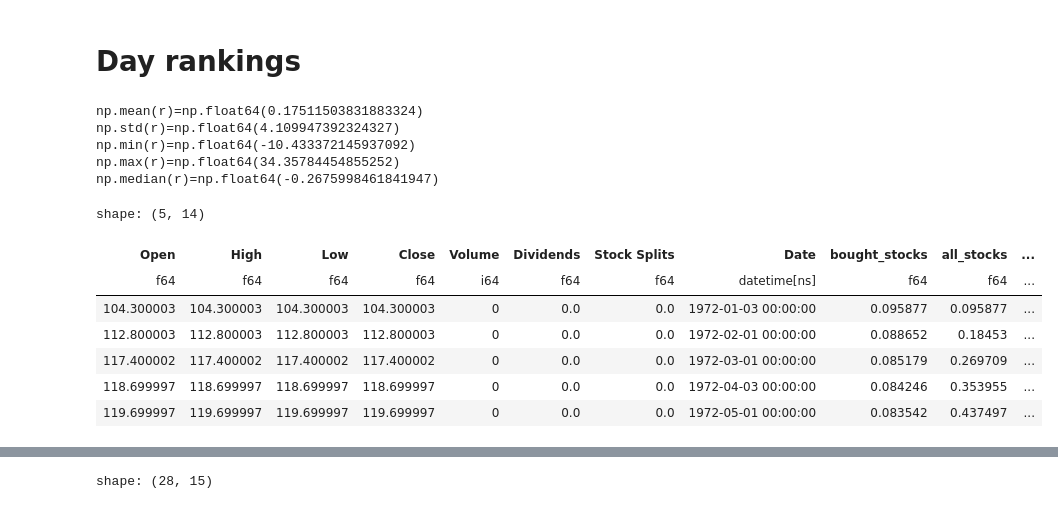
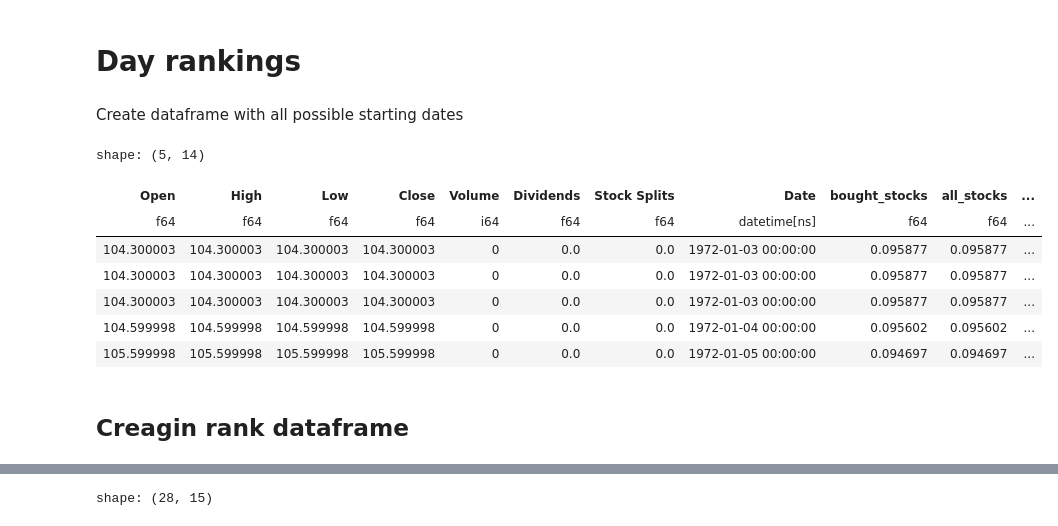
Before and after one commit to meszdav/best-day-to-save, a Jupyter notebook: 01_analysis.ipynb, the cells around one changed output, grey strips where cells are left out. Saved outputs shown, nothing was run; the diff lists cells and outputs as text; code cells hidden in the pictures.

```diff
--- a/01_analysis.ipynb
+++ b/01_analysis.ipynb
@@ -364,25 +336,22 @@ px.histogram((a - b) / b * 100, nbins=100)
-# %%
-r = (a - b) / b * 100
-
-print(f"{np.mean(r)=}")
-print(f"{np.std(r)=}")
-print(f"{np.min(r)=}")
-print(f"{np.max(r)=}")
-print(f"{np.median(r)=}")
-# %% [output]
-np.mean(r)=np.float64(0.17511503831883324)
-np.std(r)=np.float64(4.109947392324327)
-np.min(r)=np.float64(-10.433372145937092)
-np.max(r)=np.float64(34.35784454855252)
-np.median(r)=np.float64(-0.2675998461841947)
+# %% [markdown]
+Create dataframe with all possible starting dates
+# %%
+result_dataframes = []
+
+for i in range(1, 32):
+    saving_plan = SavingPlan(df, 10, i, (datetime.date(1971, 12, 31), datetime.date(2020, 3, 31)))
+    result_dataframes.append(saving_plan.result_df)
+
+result_df = pl.concat(result_dataframes).sort("Date", "day_to_invest")
 # %%
-saving_plan.result_df.head().collect()
+result_df.head().collect(
+)
 # %% [output]
 shape: (5, 14)
 | Open | High | Low | Close | Volume | Dividends | Stock Splits | Date | bought_stocks | all_stocks | ... |
 | f64 | f64 | f64 | f64 | i64 | f64 | f64 | datetime[ns] | f64 | f64 | ... |
 | 104.300003 | 104.300003 | 104.300003 | 104.300003 | 0 | 0.0 | 0.0 | 1972-01-03 00:00:00 | 0.095877 | 0.095877 | ... |
-| 112.800003 | 112.800003 | 112.800003 | 112.800003 | 0 | 0.0 | 0.0 | 1972-02-01 00:00:00 | 0.088652 | 0.18453 | ... |
-| 117.400002 | 117.400002 | 117.400002 | 117.400002 | 0 | 0.0 | 0.0 | 1972-03-01 00:00:00 | 0.085179 | 0.269709 | ... |
-| 118.699997 | 118.699997 | 118.699997 | 118.699997 | 0 | 0.0 | 0.0 | 1972-04-03 00:00:00 | 0.084246 | 0.353955 | ... |
-| 119.699997 | 119.699997 | 119.699997 | 119.699997 | 0 | 0.0 | 0.0 | 1972-05-01 00:00:00 | 0.083542 | 0.437497 | ... |
+| 104.300003 | 104.300003 | 104.300003 | 104.300003 | 0 | 0.0 | 0.0 | 1972-01-03 00:00:00 | 0.095877 | 0.095877 | ... |
+| 104.300003 | 104.300003 | 104.300003 | 104.300003 | 0 | 0.0 | 0.0 | 1972-01-03 00:00:00 | 0.095877 | 0.095877 | ... |
+| 104.599998 | 104.599998 | 104.599998 | 104.599998 | 0 | 0.0 | 0.0 | 1972-01-04 00:00:00 | 0.095602 | 0.095602 | ... |
+| 105.599998 | 105.599998 | 105.599998 | 105.599998 | 0 | 0.0 | 0.0 | 1972-01-05 00:00:00 | 0.094697 | 0.094697 | ... |
@@ -396,0 +358,2 @@ result_df = pl.concat(result_dataframes)
+# %% [markdown]
+## Creagin rank dataframe
```
Also changed, not shown: parts of 12 cells of this notebook.
